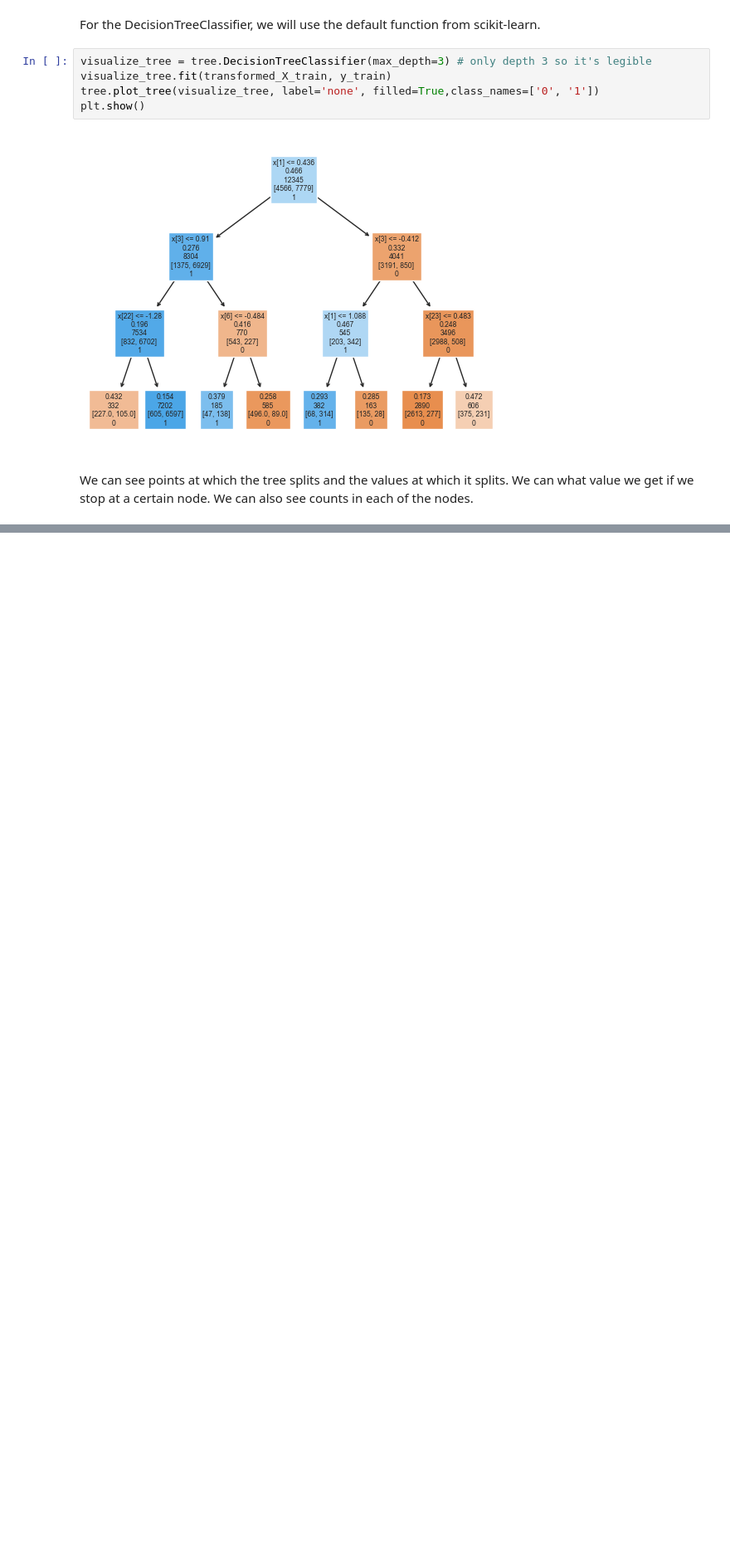
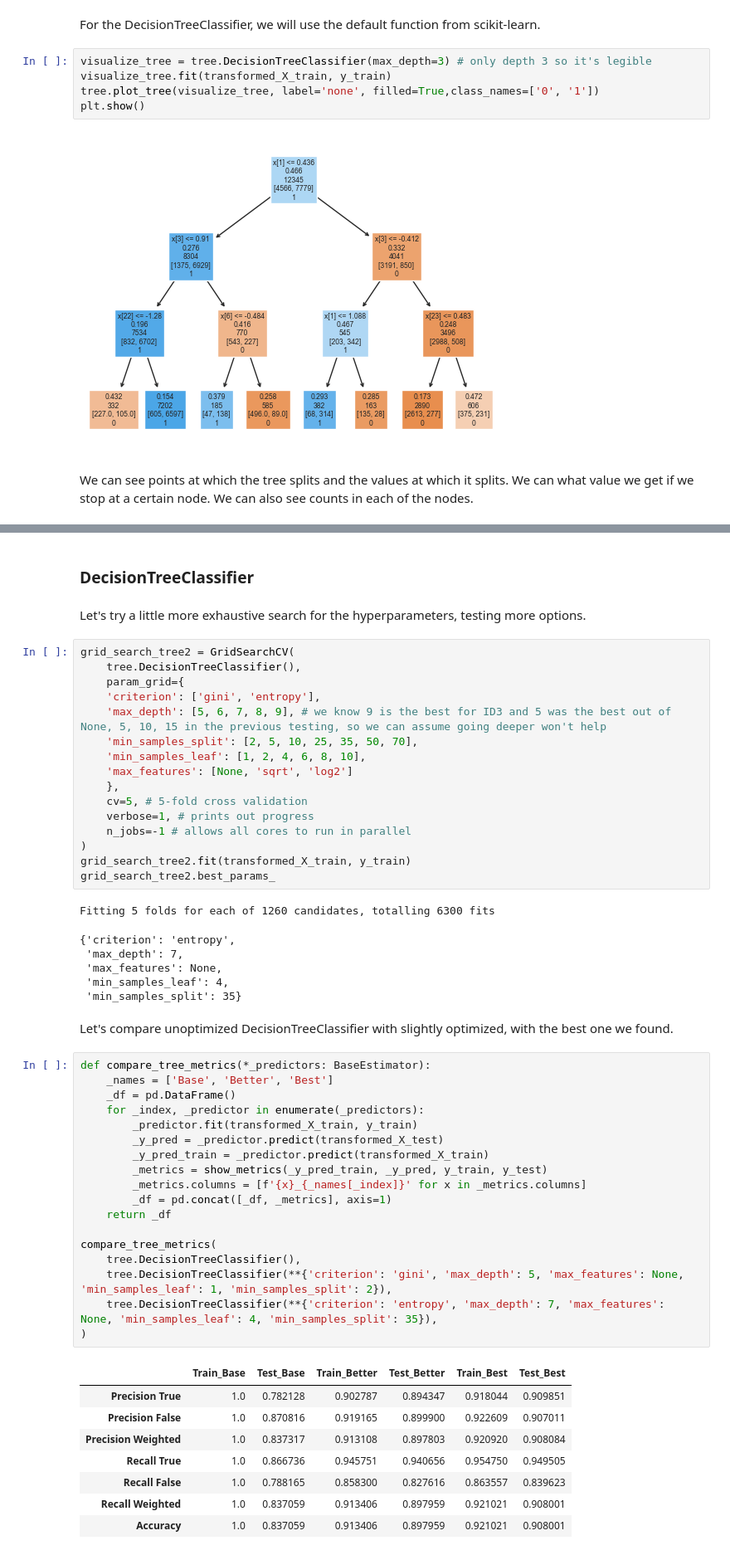
Before and after one commit to MartinH2k3/IAUProject, a Jupyter notebook: Phase3M.ipynb, the cells around one changed output, grey strips where cells are left out. Shown: that part at 83% size. Drawn from its saved outputs; the diff is of its cells as text; blank space fills up the shorter version.

Commit message:
Hyperparameter tuning, ensemble and cross validation done

```diff
--- a/Phase3M.ipynb
+++ b/Phase3M.ipynb
@@ -753,0 +724,56 @@ We can see points at which the tree splits and the values at which it splits. We
+# %% [markdown]
+### DecisionTreeClassifier
+# %% [markdown]
+Let's try a little more exhaustive search for the hyperparameters, testing more options.
+# %%
+grid_search_tree2 = GridSearchCV(
+    tree.DecisionTreeClassifier(),
+    param_grid={
+    'criterion': ['gini', 'entropy'],
+    'max_depth': [5, 6, 7, 8, 9], # we know 9 is the best for ID3 and 5 was the best out of None, 5, 10, 15 in the previous testing, so we can assume going deeper won't help
+    'min_samples_split': [2, 5, 10, 25, 35, 50, 70],
+    'min_samples_leaf': [1, 2, 4, 6, 8, 10],
+    'max_features': [None, 'sqrt', 'log2']
+    },
+    cv=5, # 5-fold cross validation
+    verbose=1, # prints out progress
+    n_jobs=-1 # allows all cores to run in parallel
+)
+grid_search_tree2.fit(transformed_X_train, y_train)
+grid_search_tree2.best_params_
+# %% [output]
+Fitting 5 folds for each of 1260 candidates, totalling 6300 fits
+{'criterion': 'entropy',
+ 'max_depth': 7,
+ 'max_features': None,
+ 'min_samples_leaf': 4,
+ 'min_samples_split': 35}
+# %% [markdown]
+Let's compare unoptimized DecisionTreeClassifier with slightly optimized, with the best one we found.
+# %%
+def compare_tree_metrics(*_predictors: BaseEstimator):
+    _names = ['Base', 'Better', 'Best']
+    _df = pd.DataFrame()
+    for _index, _predictor in enumerate(_predictors):
+        _predictor.fit(transformed_X_train, y_train)
+        _y_pred = _predictor.predict(transformed_X_test)
+        _y_pred_train = _predictor.predict(transformed_X_train)
+        _metrics = show_metrics(_y_pred_train, _y_pred, y_train, y_test)
+        _metrics.columns = [f'{x}_{_names[_index]}' for x in _metrics.columns]
+        _df = pd.concat([_df, _metrics], axis=1)
+    return _df
+
+compare_tree_metrics(
+    tree.DecisionTreeClassifier(),
+    tree.DecisionTreeClassifier(**{'criterion': 'gini', 'max_depth': 5, 'max_features': None, 'min_samples_leaf': 1, 'min_samples_split': 2}),
+    tree.DecisionTreeClassifier(**{'criterion': 'entropy', 'max_depth': 7, 'max_features': None, 'min_samples_leaf': 4, 'min_samples_split': 35}),
+)
+# %% [output]
+|  | Train_Base | Test_Base | Train_Better | Test_Better | Train_Best | Test_Best |
+| Precision True | 1.0 | 0.782128 | 0.902787 | 0.894347 | 0.918044 | 0.909851 |
+| Precision False | 1.0 | 0.870816 | 0.919165 | 0.899900 | 0.922609 | 0.907011 |
+| Precision Weighted | 1.0 | 0.837317 | 0.913108 | 0.897803 | 0.920920 | 0.908084 |
+| Recall True | 1.0 | 0.866736 | 0.945751 | 0.940656 | 0.954750 | 0.949505 |
+| Recall False | 1.0 | 0.788165 | 0.858300 | 0.827616 | 0.863557 | 0.839623 |
+| Recall Weighted | 1.0 | 0.837059 | 0.913406 | 0.897959 | 0.921021 | 0.908001 |
+| Accuracy | 1.0 | 0.837059 | 0.913406 | 0.897959 | 0.921021 | 0.908001 |
```
Also changed, not shown: parts of 34 cells of this notebook.
